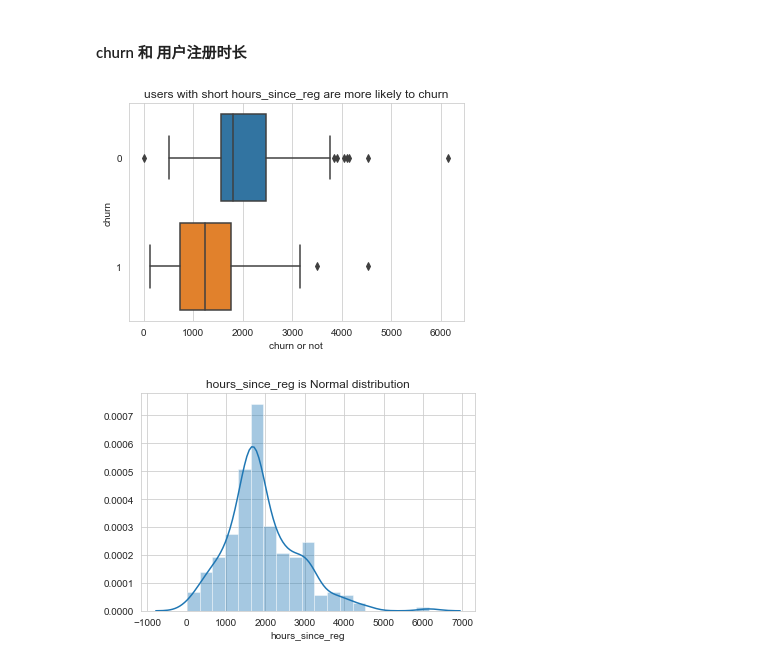
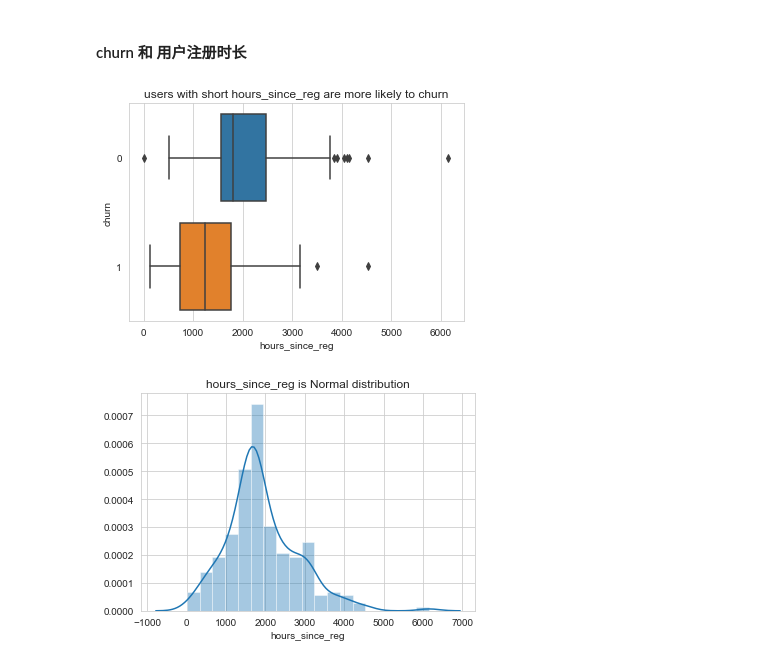
Before and after one commit to hanyang7427/Sparkify, a Jupyter notebook: Sparkify-zh.ipynb, the cells around one changed output. Saved outputs shown, nothing was run; the diff lists cells and outputs as text; code cells hidden in the pictures.

```diff
--- a/Sparkify-zh.ipynb
+++ b/Sparkify-zh.ipynb
@@ -318,0 +313,10 @@ only showing top 5 rows
+# %%
+# 将时间戳转为可读形式
+convert_ts = udf(lambda x: datetime.datetime.fromtimestamp(x / 1000.0).strftime("%Y-%m-%d %H:%M:%S"))
+df_valid = df_valid.withColumn('ts_readable', convert_ts('ts'))
+# 提取时间戳中的小时
+get_hour = udf(lambda x: datetime.datetime.fromtimestamp(x / 1000.0).hour)
+df_valid = df_valid.withColumn("hour", get_hour(df.ts).cast('int'))
+# 提取时间戳中的星期
+get_month = udf(lambda x: datetime.datetime.fromtimestamp(x / 1000.0).weekday())
+df_valid = df_valid.withColumn('week', get_hour(df.ts).cast('int'))
@@ -319,3 +325,5 @@ only showing top 5 rows
+# %%
+df_valid = df_valid.withColumn('location_state', regexp_extract('location',',(.*)',1))
 # %%
 print('清洗后数据集有{}行，{}列'.format(df_valid.count(), len(df_valid.columns)))
 # %% [output]
@@ -383,10 +530,9 @@ hours_since_reg_df = df_valid.select(((col('ts') - col('registration'))/1000/60/
     .toPandas()
 # %%
 sb.boxplot('hours_since_reg', 'churn', data=hours_since_reg_df, orient="h");
-plt.xlabel('churn or not')
 plt.title('users with short hours_since_reg are more likely to churn');
 # %% [output]
-[figure, old version]
+[figure, new version]
 # %%
 sb.distplot(hours_since_reg_df['hours_since_reg']);
 plt.title('hours_since_reg is Normal distribution');
```
Also changed, not shown: parts of 63 cells of this notebook.
